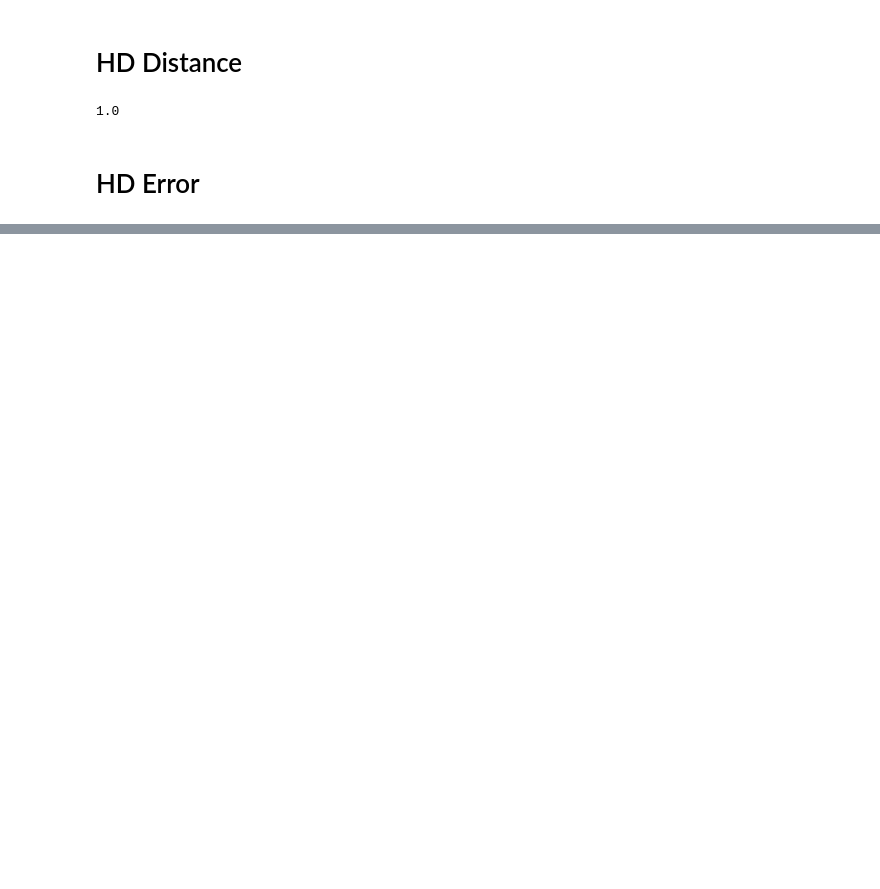
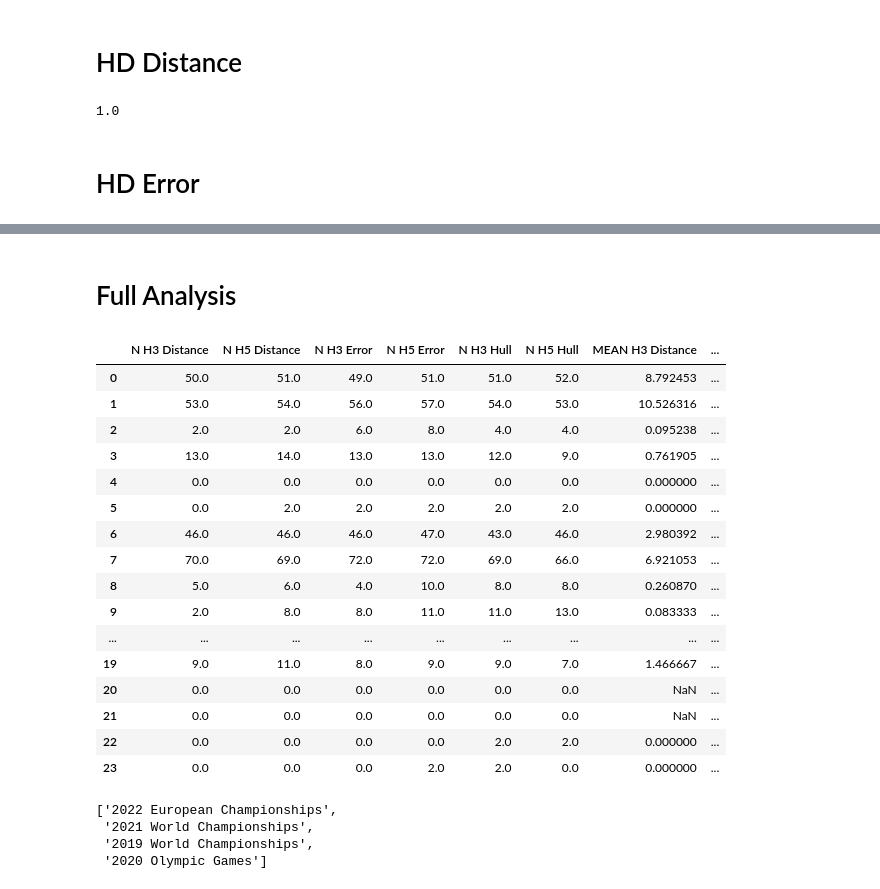
Before and after one commit to falkoin/gym_list_conversion, a Jupyter notebook: hd_calculations.ipynb, the cells around one changed output, grey strips where cells are left out. Cells and saved outputs as stored; diff of their text form; code cells hidden in the pictures; blank space fills up the shorter version.

```diff
--- a/hd_calculations.ipynb
+++ b/hd_calculations.ipynb
@@ -177,0 +306,27 @@ ve+ce
+# %%
+rankchange_list = []
+meanchange_list = []
+for entry in sumlist:
+    entry_full = 'Sum ' + entry
+    idx_list = []
+    for idx, row in df_event.iterrows():
+        if idx > 0:
+            if row[entry] == 0.0:
+                    # print("Dropped because no file")
+                    idx_list.append(idx)
+            else:
+                if (row["Routine"] == '2nd') and df_event.iloc[idx-1]["Routine"] == '1st':
+                    if (row[entry] > df_event.iloc[idx-1][entry]):
+                        idx_list.append(idx-1)
+                    else:
+                        idx_list.append(idx)
+
+    df_result = df_event.drop(idx_list, axis=0)
+    df_result = df_result.sort_values(by=[entry_full], ascending=False)
+    new_rank = df_result["Rank"]
+    df_result['New Rank'] = np.sort(new_rank)
+    rank_change = np.abs(df_result['New Rank']-df_result['Rank'])
+    rankchange_list.append(np.sum(rank_change!=0))
+    meanchange_list.append(np.mean(rank_change))
+# %% [markdown]
+# Full Analysis
@@ -177,0 +457,5 @@ ve+ce
+# %%
+df_main['Event'] = df['Event Name']
+df_main['Gender'] = gender_list
+df_main['Phase'] = phase_list
+df_main['Event'] = event_list
@@ -177,0 +464,27 @@ ve+ce
+# %%
+df_main
+# %% [output]
+|  | N H3 Distance | N H5 Distance | N H3 Error | N H5 Error | N H3 Hull | N H5 Hull | MEAN H3 Distance | ... |
+| 0 | 50.0 | 51.0 | 49.0 | 51.0 | 51.0 | 52.0 | 8.792453 | ... |
+| 1 | 53.0 | 54.0 | 56.0 | 57.0 | 54.0 | 53.0 | 10.526316 | ... |
+| 2 | 2.0 | 2.0 | 6.0 | 8.0 | 4.0 | 4.0 | 0.095238 | ... |
+| 3 | 13.0 | 14.0 | 13.0 | 13.0 | 12.0 | 9.0 | 0.761905 | ... |
+| 4 | 0.0 | 0.0 | 0.0 | 0.0 | 0.0 | 0.0 | 0.000000 | ... |
+| 5 | 0.0 | 2.0 | 2.0 | 2.0 | 2.0 | 2.0 | 0.000000 | ... |
+| 6 | 46.0 | 46.0 | 46.0 | 47.0 | 43.0 | 46.0 | 2.980392 | ... |
+| 7 | 70.0 | 69.0 | 72.0 | 72.0 | 69.0 | 66.0 | 6.921053 | ... |
+| 8 | 5.0 | 6.0 | 4.0 | 10.0 | 8.0 | 8.0 | 0.260870 | ... |
+| 9 | 2.0 | 8.0 | 8.0 | 11.0 | 11.0 | 13.0 | 0.083333 | ... |
+| ... | ... | ... | ... | ... | ... | ... | ... | ... |
+| 19 | 9.0 | 11.0 | 8.0 | 9.0 | 9.0 | 7.0 | 1.466667 | ... |
+| 20 | 0.0 | 0.0 | 0.0 | 0.0 | 0.0 | 0.0 | NaN | ... |
+| 21 | 0.0 | 0.0 | 0.0 | 0.0 | 0.0 | 0.0 | NaN | ... |
+| 22 | 0.0 | 0.0 | 0.0 | 0.0 | 2.0 | 2.0 | 0.000000 | ... |
+| 23 | 0.0 | 0.0 | 0.0 | 2.0 | 2.0 | 0.0 | 0.000000 | ... |
+# %%
+events
+# %% [output]
+['2022 European Championships',
+ '2021 World Championships',
+ '2019 World Championships',
+ '2020 Olympic Games']
```
Also changed, not shown: parts of 12 cells of this notebook, 3 other files.
